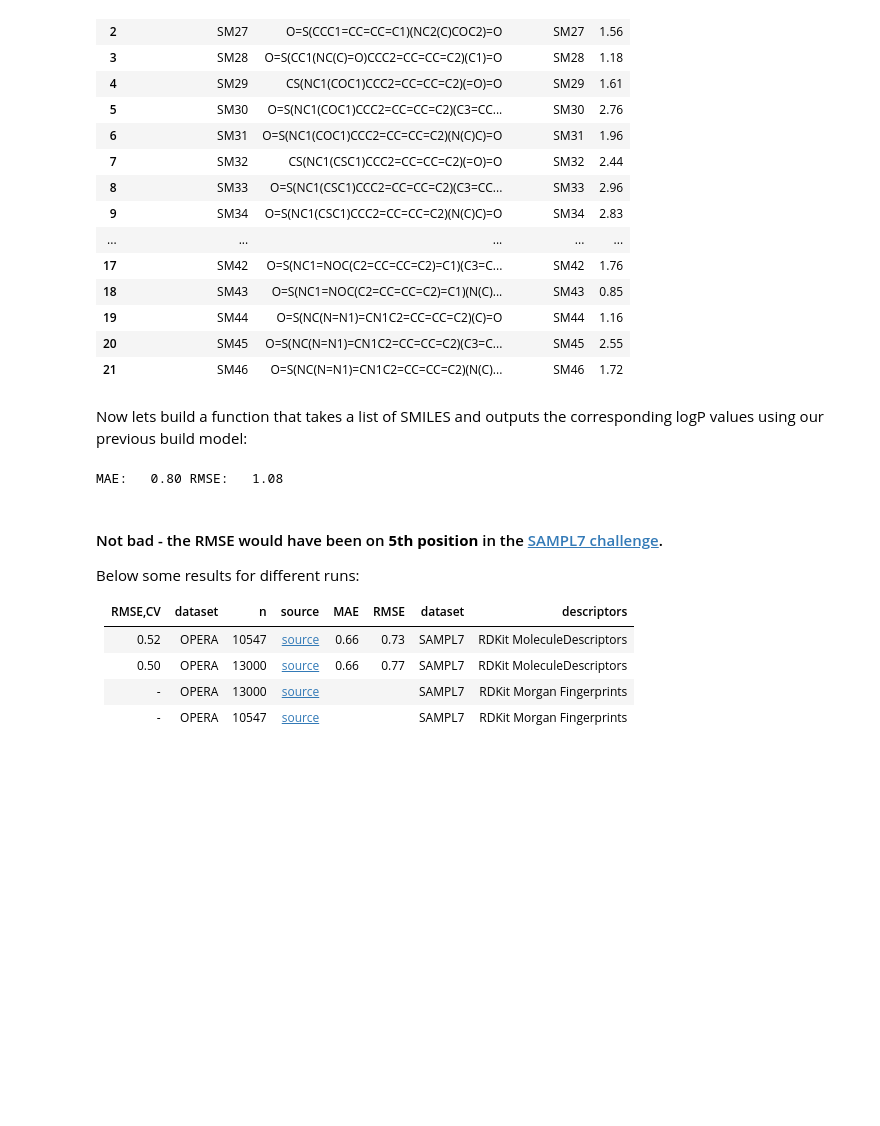
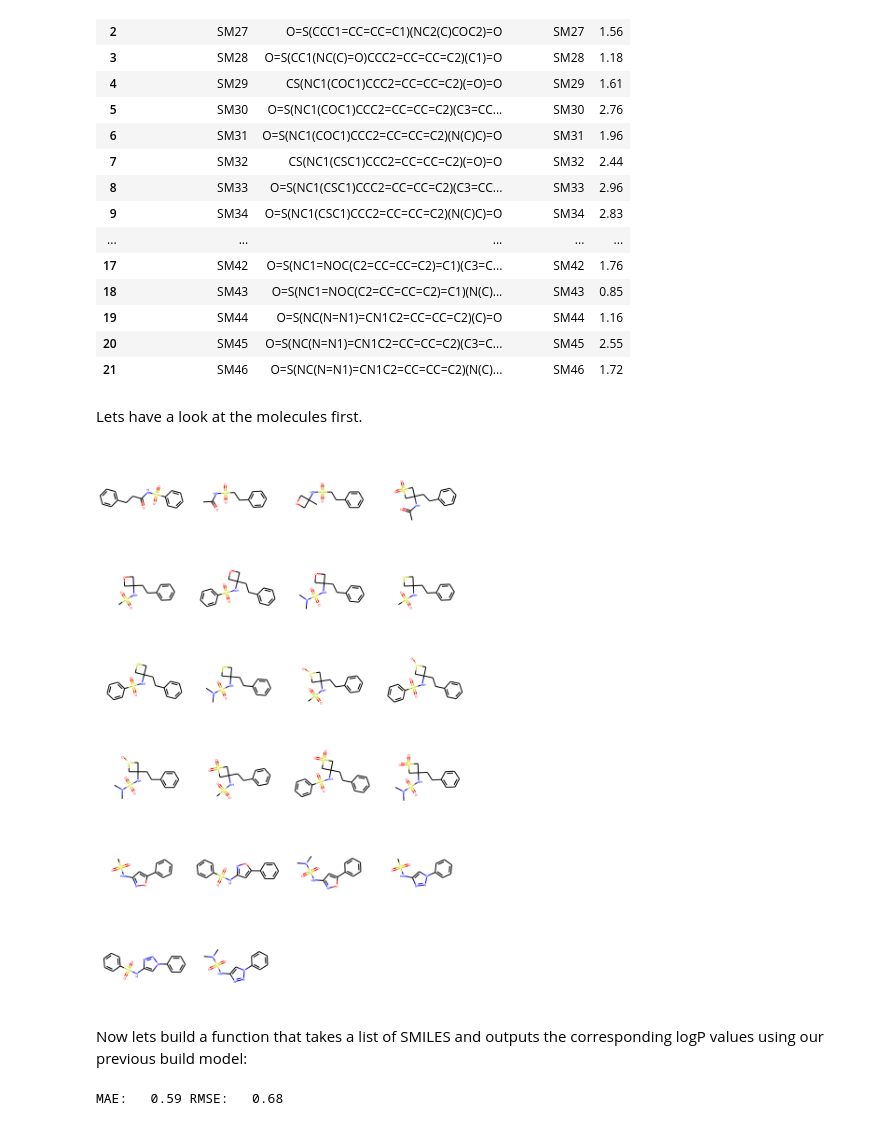
Before and after one commit to CHLoschen/CHLoschen.github.io, a Jupyter notebook: _notebooks/logp_machinelearning_model.ipynb, the cells around one changed output. Saved outputs shown, nothing was run; the diff lists cells and outputs as text; code cells hidden in the pictures; blank space fills up the shorter version.

Commit message:
refinements of logp notebook

```diff
--- a/_notebooks/logp_machinelearning_model.ipynb
+++ b/_notebooks/logp_machinelearning_model.ipynb
@@ -447,6 +435,13 @@ df
 | 19 | SM44 | O=S(NC(N=N1)=CN1C2=CC=CC=C2)(C)=O | SM44 | 1.16 |
 | 20 | SM45 | O=S(NC(N=N1)=CN1C2=CC=CC=C2)(C3=C... | SM45 | 2.55 |
 | 21 | SM46 | O=S(NC(N=N1)=CN1C2=CC=CC=C2)(N(C)... | SM46 | 1.72 |
+# %% [markdown]
+Lets have a look at the molecules first.
+# %%
+tmp_ms = [Chem.MolFromSmiles(x) for x in df['isomeric SMILES'].values]
+Draw.MolsToGridImage(tmp_ms,molsPerRow=4,subImgSize=(200,200))
+# %% [output]
+[figure, added]
 # %% [markdown]
 Now lets build a function that takes a list of SMILES and outputs the corresponding logP values using our previous build model:
 # %%
@@ -480,20 +461,8 @@ def predict_logp_fp(smiles):
 # %%
 smiles = df['isomeric SMILES'].values
-#df['ypred'] = predict_logp(smiles)
-df['ypred'] = predict_logp_fp(smiles)
+df['ypred'] = predict_logp(smiles)
 mae = mean_absolute_error(df.logP, df['ypred'])
 mse = mean_squared_error(df.logP, df['ypred'])
 print("MAE: %6.2f RMSE: %6.2f" % (mae,mse**0.5))
 # %% [output]
-MAE:   0.80 RMSE:   1.08
+MAE:   0.59 RMSE:   0.68
-# %% [markdown]
- #### Not bad - the RMSE would have been on **5th position** in the [SAMPL7 challenge](https://github.com/samplchallenges/SAMPL7/blob/master/physical_property/logP/analysis/analysis_outputs_ranked_submissions/StatisticsTables/statistics.csv).
-
- Below some results for different runs:
-
-|RMSE,CV|dataset|n|source|MAE|RMSE|dataset|descriptors|
-|-|-|-|-|-|-|-|-|
-|0.52|OPERA |10547|[source](https://jcheminf.biomedcentral.com/articles/10.1186/s13321-018-0263-1#Sec23)| 0.66| 0.73 |SAMPL7|RDKit MoleculeDescriptors|
-|0.50|OPERA |13000|[source](https://github.com/kmansouri/OPERA)| 0.66| 0.77 |SAMPL7|RDKit MoleculeDescriptors|
-|-|OPERA |13000|[source](https://github.com/kmansouri/OPERA)|     |      |SAMPL7|RDKit Morgan Fingerprints|
-|-|OPERA |10547|[source](https://jcheminf.biomedcentral.com/articles/10.1186/s13321-018-0263-1#Sec23)| | |SAMPL7|RDKit Morgan Fingerprints|
```
Also changed, not shown: parts of 20 cells of this notebook.
